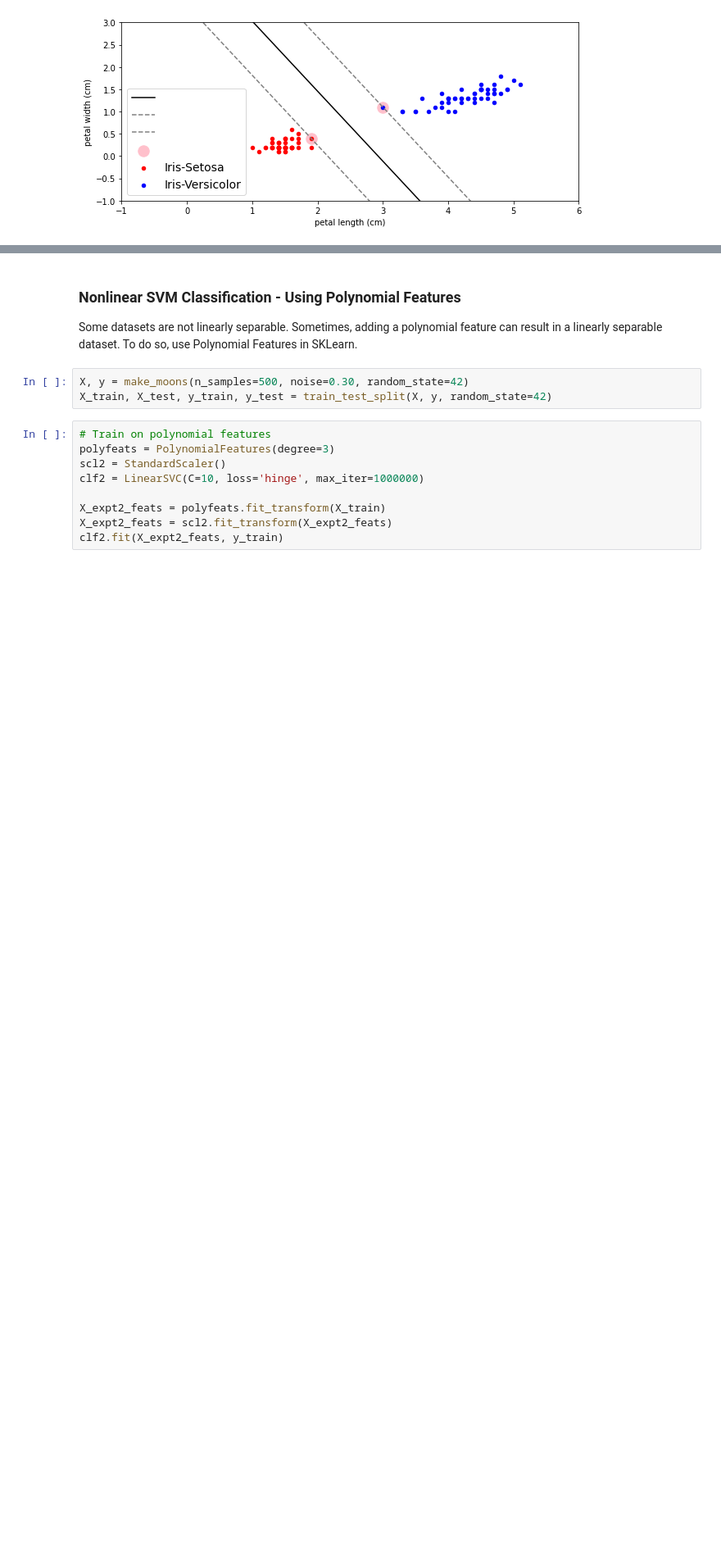
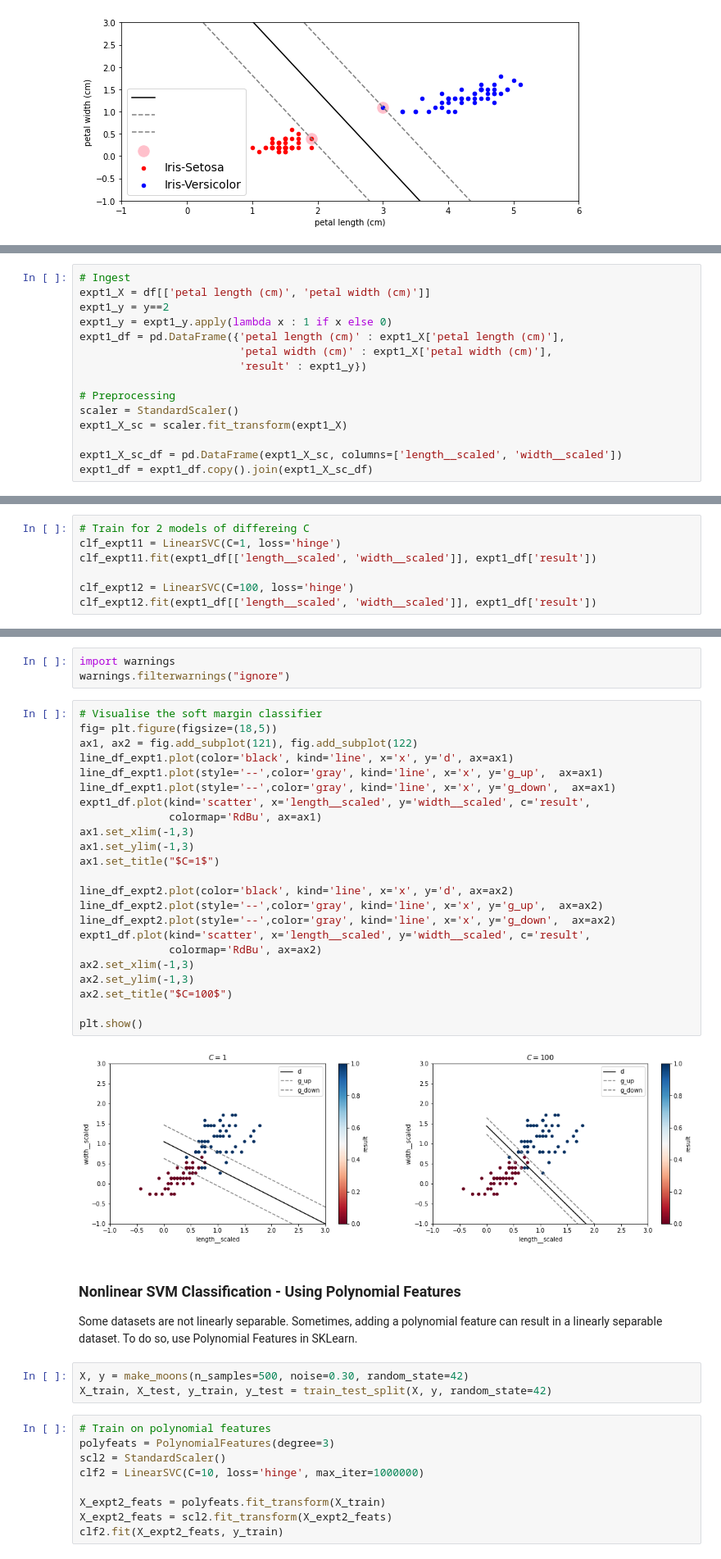
Before and after one commit to bryanblackbee/topic__hands-on-machine-learning, a Jupyter notebook: chap05/05-textbook-support-vector-machines-01.ipynb, the cells around one changed output, grey strips where cells are left out. Shown: that part at 82% size. Saved outputs shown, nothing was run; the diff lists cells and outputs as text; blank space fills up the shorter version.

```diff
--- a/chap05/05-textbook-support-vector-machines-01.ipynb
+++ b/chap05/05-textbook-support-vector-machines-01.ipynb
@@ -126,0 +115,15 @@ LinearSVC(C=1, class_weight=None, dual=True, fit_intercept=True,
+# %%
+# Ingest
+expt1_X = df[['petal length (cm)', 'petal width (cm)']]
+expt1_y = y==2
+expt1_y = expt1_y.apply(lambda x : 1 if x else 0)
+expt1_df = pd.DataFrame({'petal length (cm)' : expt1_X['petal length (cm)'],
+                         'petal width (cm)' : expt1_X['petal width (cm)'],
+                         'result' : expt1_y})
+
+# Preprocessing
+scaler = StandardScaler()
+expt1_X_sc = scaler.fit_transform(expt1_X)
+
+expt1_X_sc_df = pd.DataFrame(expt1_X_sc, columns=['length__scaled', 'width__scaled'])
+expt1_df = expt1_df.copy().join(expt1_X_sc_df)
@@ -126,0 +138,7 @@ LinearSVC(C=1, class_weight=None, dual=True, fit_intercept=True,
+# %%
+# Train for 2 models of differeing C
+clf_expt11 = LinearSVC(C=1, loss='hinge')
+clf_expt11.fit(expt1_df[['length__scaled', 'width__scaled']], expt1_df['result'])
+
+clf_expt12 = LinearSVC(C=100, loss='hinge')
+clf_expt12.fit(expt1_df[['length__scaled', 'width__scaled']], expt1_df['result'])
@@ -134,3 +185,31 @@ array([ True])
+# %%
+import warnings
+warnings.filterwarnings("ignore")
+# %%
+# Visualise the soft margin classifier
+fig= plt.figure(figsize=(18,5))
+ax1, ax2 = fig.add_subplot(121), fig.add_subplot(122)
+line_df_expt1.plot(color='black', kind='line', x='x', y='d', ax=ax1)
+line_df_expt1.plot(style='--',color='gray', kind='line', x='x', y='g_up',  ax=ax1)
+line_df_expt1.plot(style='--',color='gray', kind='line', x='x', y='g_down',  ax=ax1)
+expt1_df.plot(kind='scatter', x='length__scaled', y='width__scaled', c='result',
+              colormap='RdBu', ax=ax1)
+ax1.set_xlim(-1,3)
+ax1.set_ylim(-1,3)
+ax1.set_title("$C=1$")
+
+line_df_expt2.plot(color='black', kind='line', x='x', y='d', ax=ax2)
+line_df_expt2.plot(style='--',color='gray', kind='line', x='x', y='g_up',  ax=ax2)
+line_df_expt2.plot(style='--',color='gray', kind='line', x='x', y='g_down',  ax=ax2)
+expt1_df.plot(kind='scatter', x='length__scaled', y='width__scaled', c='result',
+              colormap='RdBu', ax=ax2)
+ax2.set_xlim(-1,3)
+ax2.set_ylim(-1,3)
+ax2.set_title("$C=100$")
+
+plt.show()
+# %% [output]
+[figure, added]
 # %% [markdown]
 ### Nonlinear SVM Classification - Using Polynomial Features
 
```
Also changed, not shown: parts of 8 cells of this notebook.
